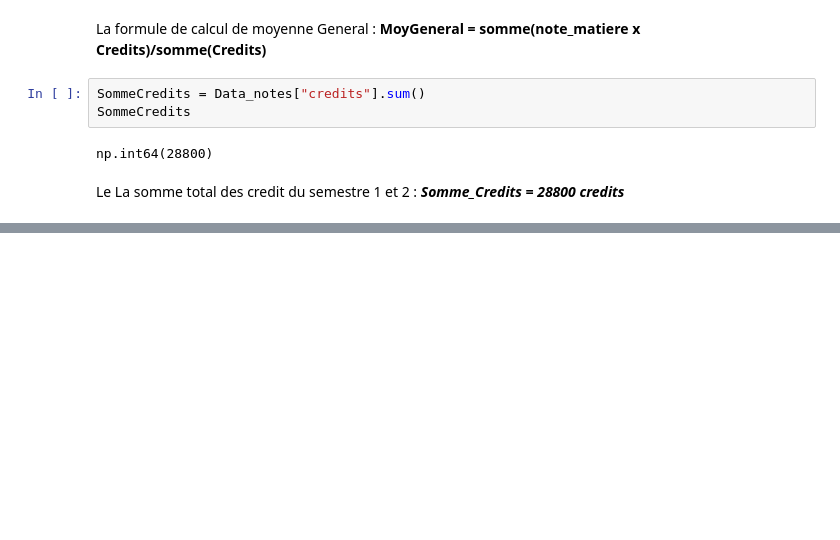
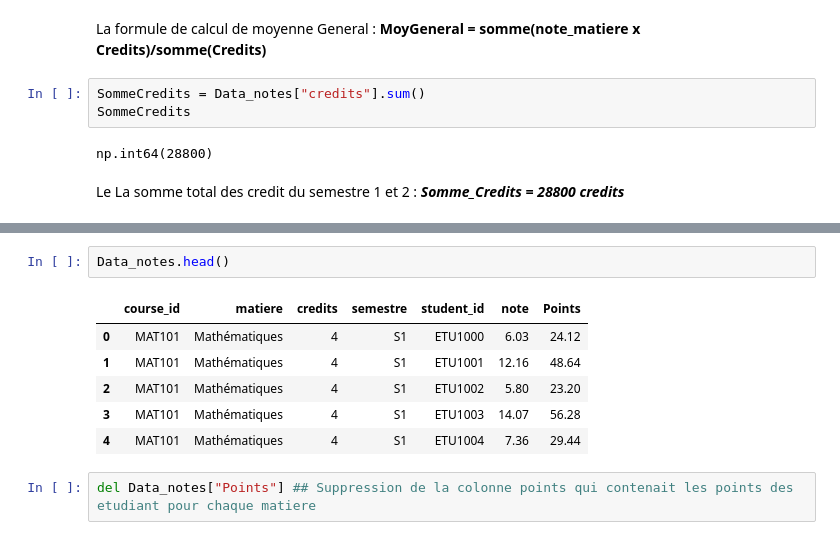
Before and after one commit to SAKPANI/Formation-Data_Science-et-Machine-Learning, a Jupyter notebook: PROJETS/projet_pandas_universitaire/Projet_Final_Pandas_Analyse_Donnees_Universitaires.ipynb.ipynb, the cells around one changed output, grey strips where cells are left out. Cells and saved outputs as stored; diff of their text form; blank space fills up the shorter version.

```diff
--- a/PROJETS/projet_pandas_universitaire/Projet_Final_Pandas_Analyse_Donnees_Universitaires.ipynb.ipynb
+++ b/PROJETS/projet_pandas_universitaire/Projet_Final_Pandas_Analyse_Donnees_Universitaires.ipynb.ipynb
@@ -974,0 +1051,11 @@ Le La somme total des credit du semestre 1 et 2 : ***Somme_Credits = 28800 credi
+# %%
+Data_notes.head()
+# %% [output]
+|  | course_id | matiere | credits | semestre | student_id | note | Points |
+| 0 | MAT101 | Mathématiques | 4 | S1 | ETU1000 | 6.03 | 24.12 |
+| 1 | MAT101 | Mathématiques | 4 | S1 | ETU1001 | 12.16 | 48.64 |
+| 2 | MAT101 | Mathématiques | 4 | S1 | ETU1002 | 5.80 | 23.20 |
+| 3 | MAT101 | Mathématiques | 4 | S1 | ETU1003 | 14.07 | 56.28 |
+| 4 | MAT101 | Mathématiques | 4 | S1 | ETU1004 | 7.36 | 29.44 |
+# %%
+del Data_notes["Points"] ## Suppression de la colonne points qui contenait les points des etudiant pour chaque matiere
```
Also changed, not shown: parts of 18 cells of this notebook.
